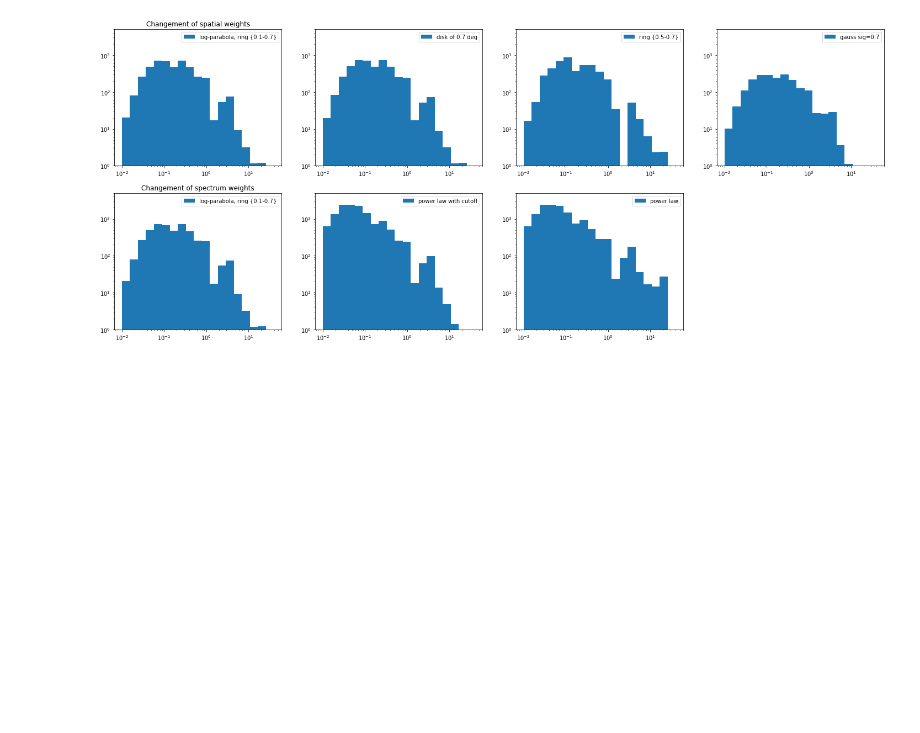
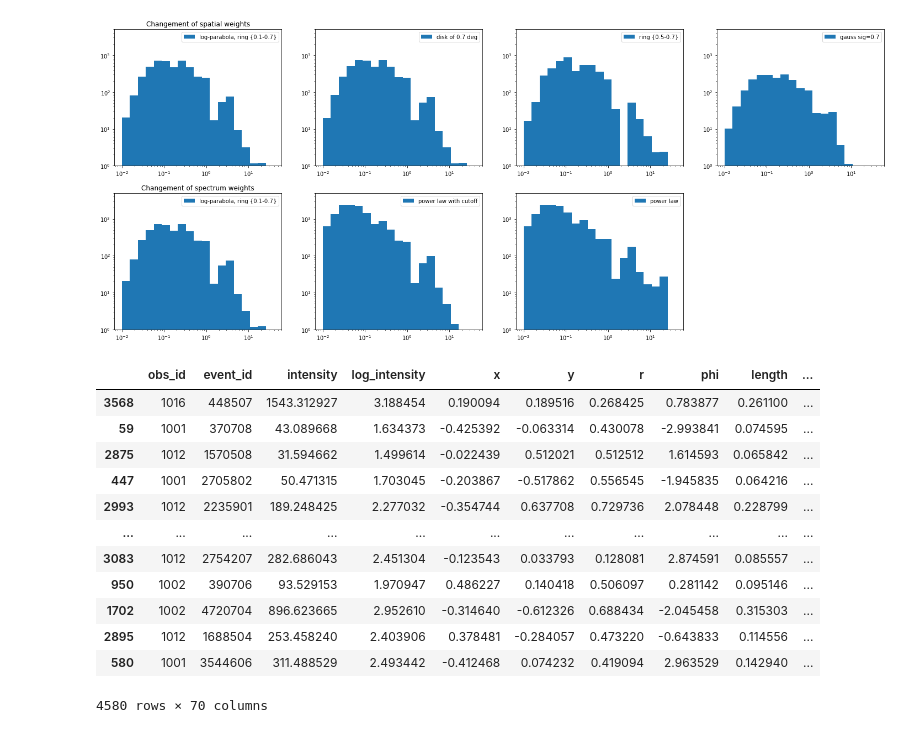
Before and after one commit to cta-observatory/srcsim, a Jupyter notebook: Plot.ipynb, the cells around one changed output. Drawn from its saved outputs; the diff is of its cells as text; code cells hidden in the pictures; blank space fills up the shorter version.

```diff
--- a/Plot.ipynb
+++ b/Plot.ipynb
@@ -166,4 +174,20 @@ plt.ylim(1, 5000)
 plt.legend();
 # %% [output]
 [figure]
+# %%
+obs.final_sim()
+# %% [output]
+|  | obs_id | event_id | intensity | log_intensity | x | y | r | phi | length | ... |
+| 3568 | 1016 | 448507 | 1543.312927 | 3.188454 | 0.190094 | 0.189516 | 0.268425 | 0.783877 | 0.261100 | ... |
+| 59 | 1001 | 370708 | 43.089668 | 1.634373 | -0.425392 | -0.063314 | 0.430078 | -2.993841 | 0.074595 | ... |
+| 2875 | 1012 | 1570508 | 31.594662 | 1.499614 | -0.022439 | 0.512021 | 0.512512 | 1.614593 | 0.065842 | ... |
+| 447 | 1001 | 2705802 | 50.471315 | 1.703045 | -0.203867 | -0.517862 | 0.556545 | -1.945835 | 0.064216 | ... |
+| 2993 | 1012 | 2235901 | 189.248425 | 2.277032 | -0.354744 | 0.637708 | 0.729736 | 2.078448 | 0.228799 | ... |
+| ... | ... | ... | ... | ... | ... | ... | ... | ... | ... | ... |
+| 3083 | 1012 | 2754207 | 282.686043 | 2.451304 | -0.123543 | 0.033793 | 0.128081 | 2.874591 | 0.085557 | ... |
+| 950 | 1002 | 390706 | 93.529153 | 1.970947 | 0.486227 | 0.140418 | 0.506097 | 0.281142 | 0.095146 | ... |
+| 1702 | 1002 | 4720704 | 896.623665 | 2.952610 | -0.314640 | -0.612326 | 0.688434 | -2.045458 | 0.315303 | ... |
+| 2895 | 1012 | 1688504 | 253.458240 | 2.403906 | 0.378481 | -0.284057 | 0.473220 | -0.643833 | 0.114556 | ... |
+| 580 | 1001 | 3544606 | 311.488529 | 2.493442 | -0.412468 | 0.074232 | 0.419094 | 2.963529 | 0.142940 | ... |
+4580 rows × 70 columns
 # %%
```
Also changed, not shown: parts of 6 cells of this notebook, 4 other files.
